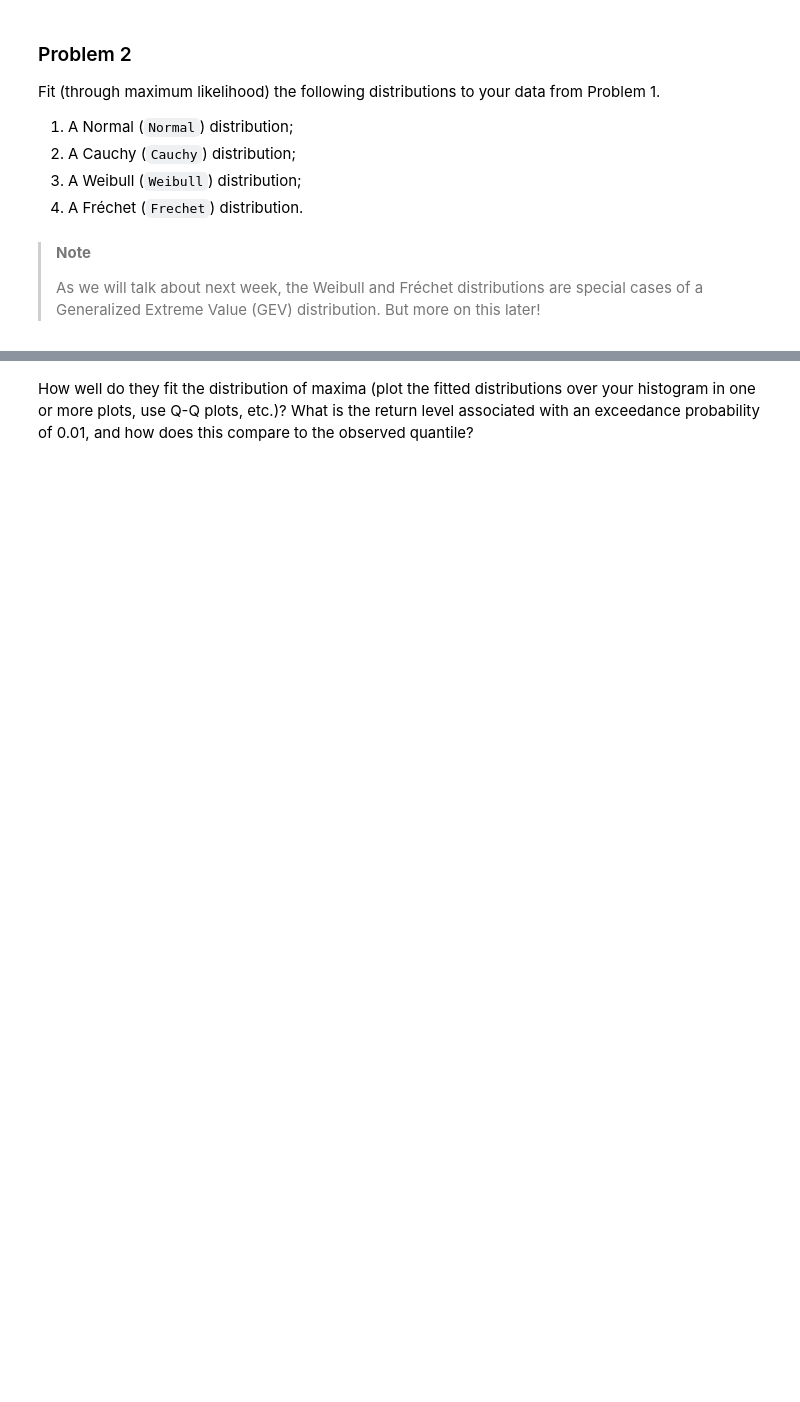
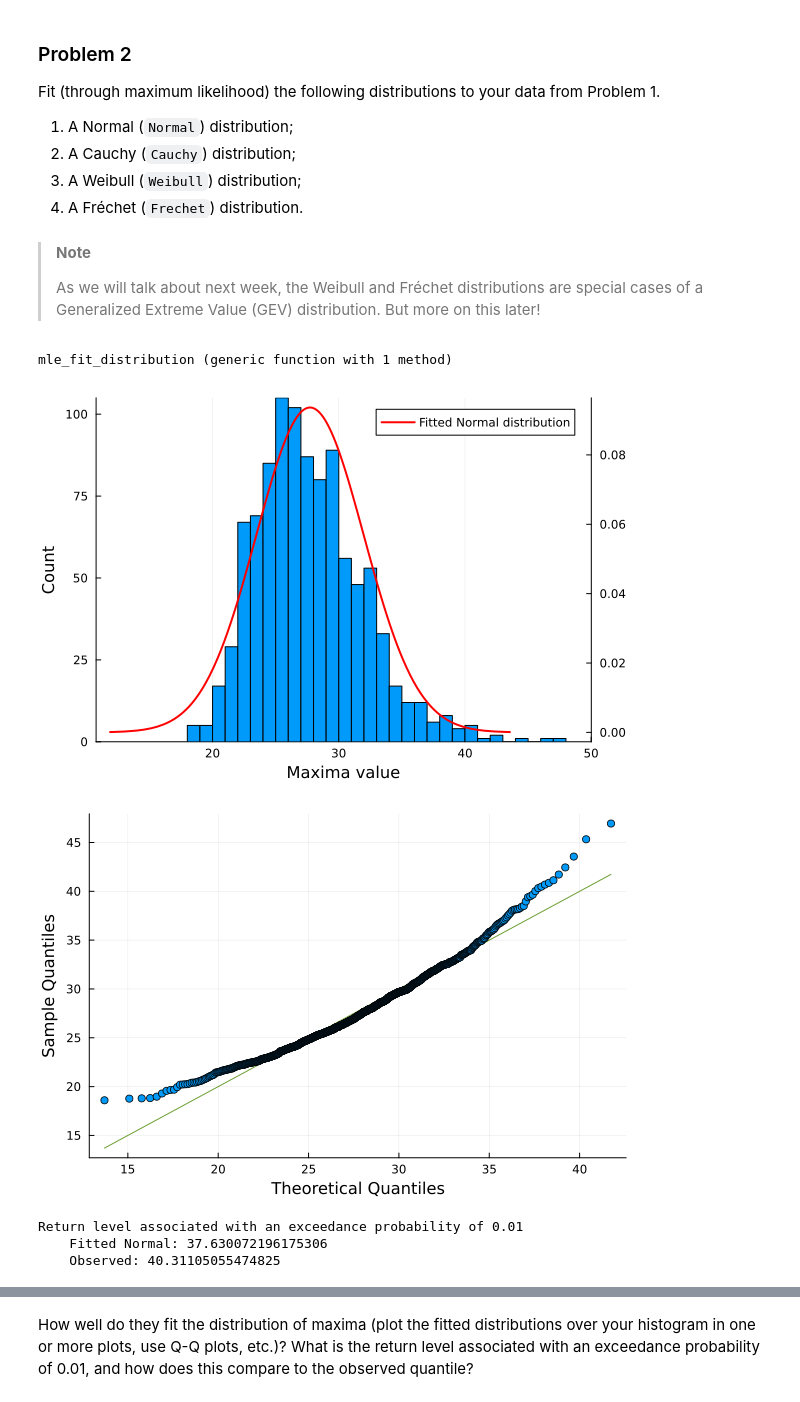
Before and after one commit to anthonynic28/ex_week04_BEE5850, a Jupyter notebook: ex04.ipynb, the cells around one changed output, grey strips where cells are left out. Cells and saved outputs as stored; diff of their text form; code cells hidden in the pictures; blank space fills up the shorter version.

```diff
--- a/ex04.ipynb
+++ b/ex04.ipynb
@@ -64,3 +82,53 @@ data from Problem 1.
 > As we will talk about next week, the Weibull and Fréchet distributions
 > are special cases of a Generalized Extreme Value (GEV) distribution.
 > But more on this later!
+# %%
+function mle_fit_distribution(dist, data)
+    # Fits a distribution dist using MLE to data
+    function neg_log_likelihood(params)
+        # Construct the distribution
+        dist_instance = dist(params[1], params[2])
+        # Compute the negative log-likelihood
+        return -sum(logpdf(dist_instance, x) for x in data)
+    end
+
+    # set up range and initial value
+
+    initial_params = [1.0, 1.0]
+    # Get errors from some distributions
+    #   unless there is a lower and upper bound
+    upper = [1000.0, 1000.0] # arbitrarily large
+    lower = [0.0, 0.0] # no negative values
+    # Minimize the negative log-likelihood
+    result = optimize(params -> neg_log_likelihood(params),
+        lower, upper, initial_params)
+    params = Optim.minimizer(result)
+    return params
+end
+# %% [output]
+mle_fit_distribution (generic function with 1 method)
+# %%
+normal_params = mle_fit_distribution(Normal, maxima_list)
+
+histogram(maxima_list, legend=:false, bins=50,
+    xlabel="Maxima value", ylabel="Count")
+display(plot!(twinx(), Normal(normal_params[1], normal_params[2]),
+    linecolor=:red, linewidth=:2,
+    label="Fitted Normal distribution")
+)
+
+display(
+    qqplot(Normal(normal_params[1], normal_params[2]), maxima_list,
+        xlabel="Theoretical Quantiles", ylabel="Sample Quantiles")
+)
+
+normal_return = quantile(Normal(normal_params[1], normal_params[2]), 0.99)
+print("Return level associated with an exceedance probability of 0.01
+    Fitted Normal: ", normal_return,
+    "\n    Observed: ", quantile(maxima_list, 0.99))
+# %% [output]
+[figure, added]
+[figure, added]
+Return level associated with an exceedance probability of 0.01
+    Fitted Normal: 37.630072196175306
+    Observed: 40.31105055474825
```
Also changed, not shown: parts of 10 cells of this notebook.
